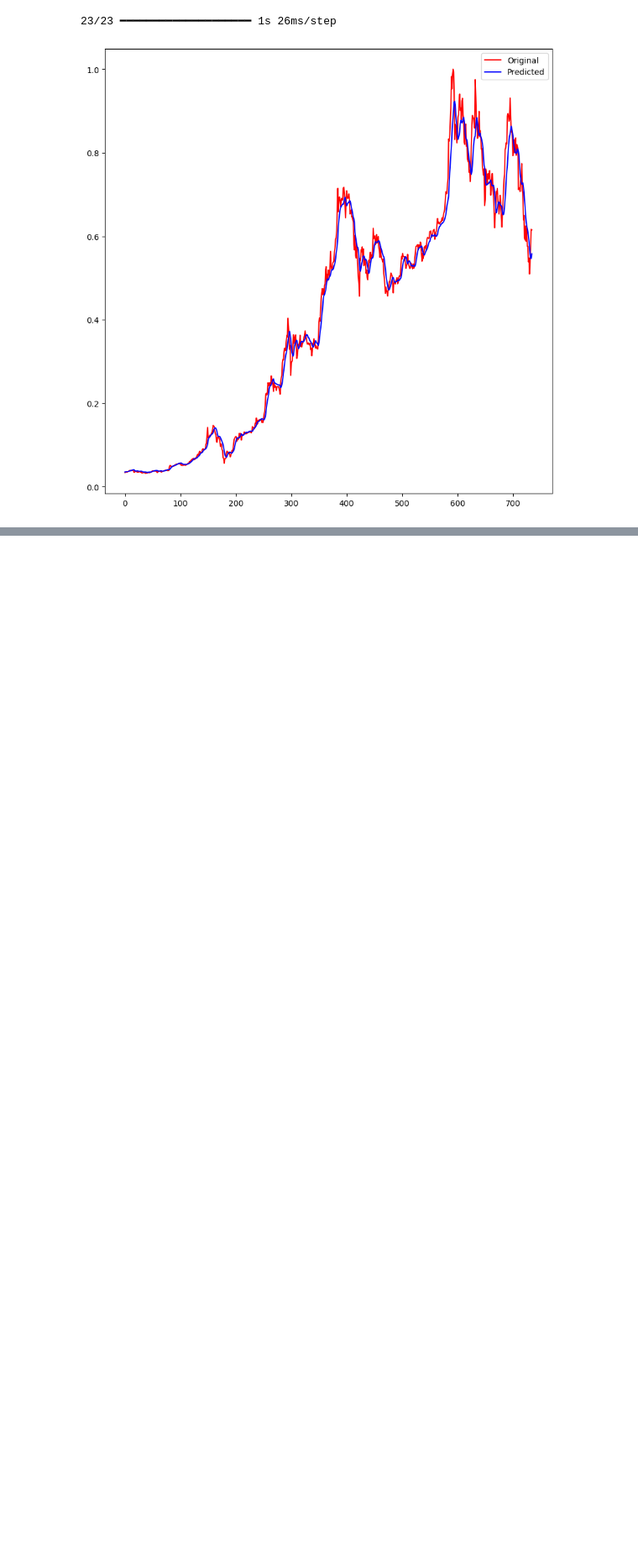
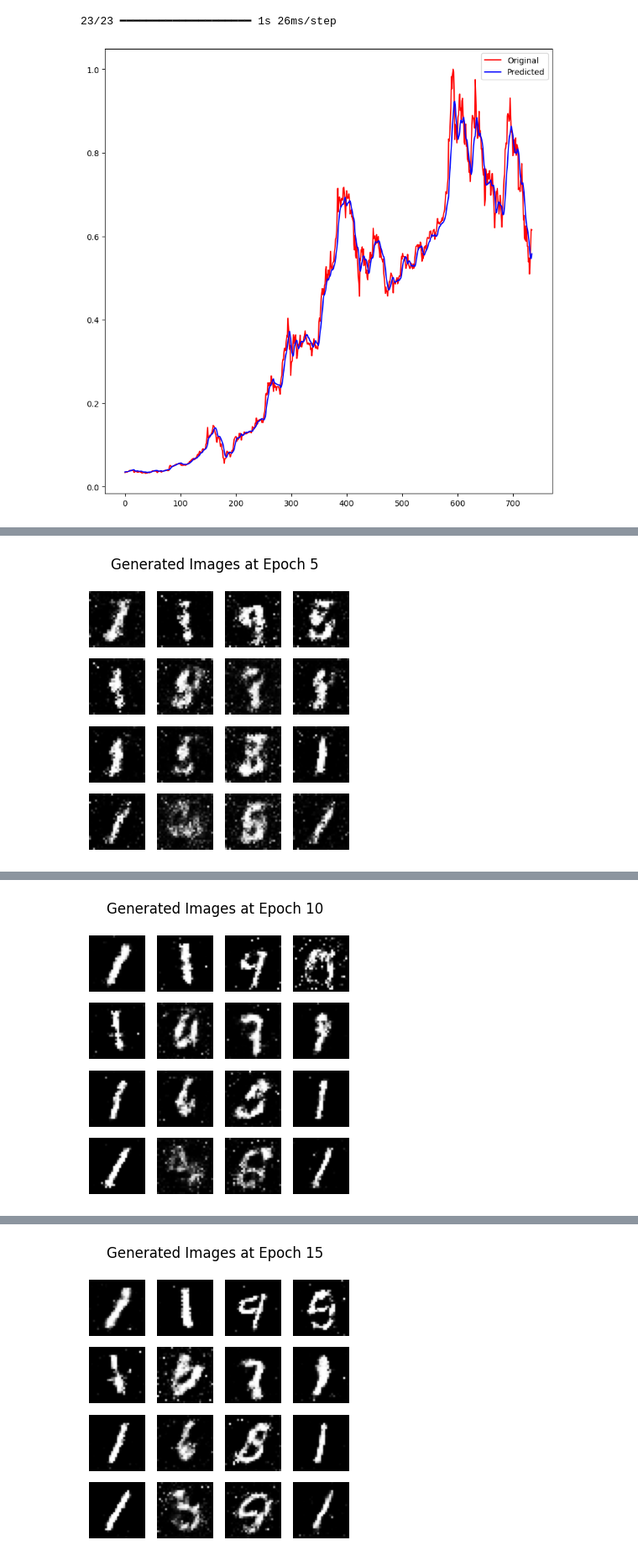
Before and after one commit to swayam279/AppStoneLab-AI-Intern, a Jupyter notebook: TensorFlow/Tensorflow.ipynb, the cells around one changed output, grey strips where cells are left out. Shown at 84% size. Saved outputs shown, nothing was run; the diff lists cells and outputs as text; code cells hidden in the pictures; blank space fills up the shorter version.

```diff
--- a/TensorFlow/Tensorflow.ipynb
+++ b/TensorFlow/Tensorflow.ipynb
@@ -1875,0 +1891,8 @@ plt.show()
+# %%
+buffer_size= X_train.shape[0]
+batch_size= 256
+
+train_dataset = tf.data.Dataset.from_tensor_slices(X_train).shuffle(buffer_size).batch(batch_size, drop_remainder=True)
+test_dataset = tf.data.Dataset.from_tensor_slices(X_test).shuffle(X_test.shape[0]).batch(batch_size, drop_remainder=True)
+
+latent_dim= 100
@@ -1875,0 +1953,5 @@ plt.show()
+# %%
+cross_entropy = keras.losses.BinaryCrossentropy(from_logits=False)
+
+d_optimizer = Adam(learning_rate=0.0002, beta_1=0.5)
+g_optimizer = Adam(learning_rate=0.0002, beta_1=0.5)
@@ -1875,0 +1996,33 @@ plt.show()
+# %%
+def generate_and_plot_images(model, epoch, test_noise):
+    predictions = model(test_noise, training=False)
+
+    predictions = (predictions + 1) / 2.0  # back to [0, 1]
+
+    fig = plt.figure(figsize=(4, 4))
+    for i in range(predictions.shape[0]):
+        plt.subplot(4, 4, i + 1)
+        plt.imshow(predictions[i, :, :, 0], cmap="gray")
+        plt.axis("off")
+
+    plt.suptitle(f"Generated Images at Epoch {epoch}")
+    plt.show()
+# %%
+EPOCHS = 50
+num_examples_to_generate = 16
+seed = tf.random.normal([num_examples_to_generate, latent_dim])
+
+for epoch in range(1, EPOCHS + 1):
+    d_losses = []
+    g_losses = []
+
+    for real_batch in train_dataset:
+        d_loss, g_loss = train_step(real_batch)
+        d_losses.append(d_loss.numpy())
+        g_losses.append(g_loss.numpy())
+
+    print(f"Epoch {epoch}: Discriminator Loss={np.mean(d_losses):.4f}, Generator Loss={np.mean(g_losses):.4f}")
+
+    if epoch % 5 == 0:
+        generate_and_plot_images(generator, epoch, seed)
+# %% [output]
@@ -1875,0 +2034 @@ plt.show()
+[figure, added]
@@ -1875,0 +2040 @@ plt.show()
+[figure, added]
@@ -1875,0 +2046 @@ plt.show()
+[figure, added]
```
Also changed, not shown: parts of 17 cells of this notebook, 9 other files.
